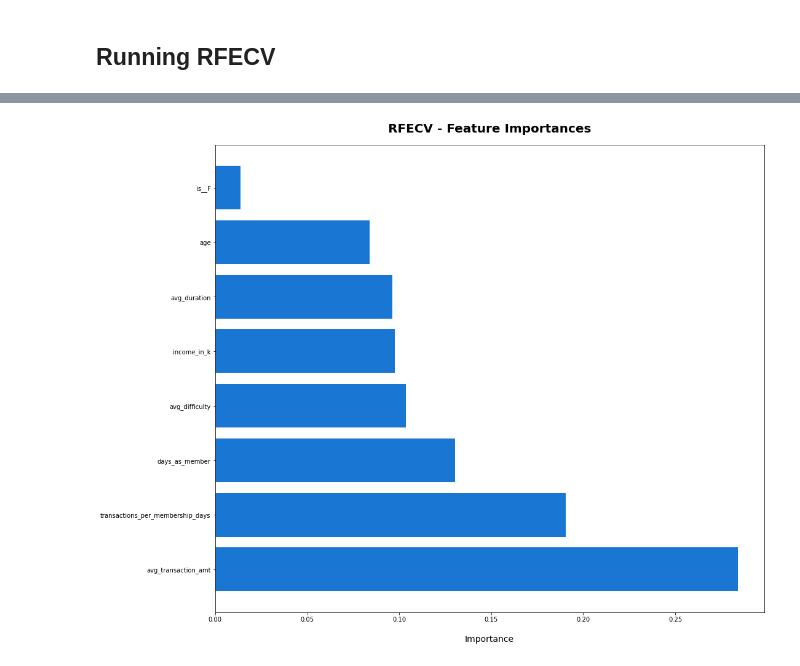
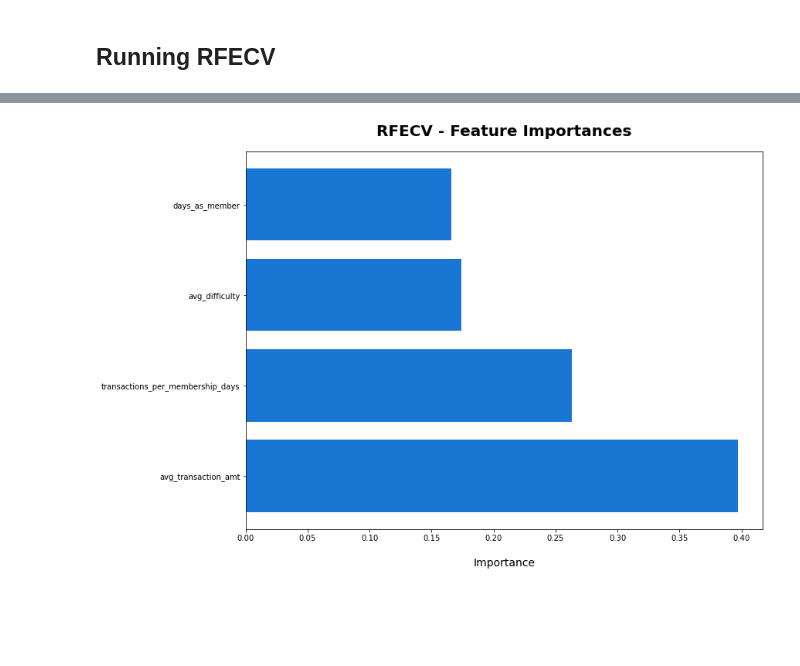
Before and after one commit to p33ves/Starbucks-Passive-Customer-Detection, a Jupyter notebook: notebooks/Feature Selection.ipynb, the cells around one changed output, grey strips where cells are left out. Cells and saved outputs as stored; diff of their text form; code cells hidden in the pictures; blank space fills up the shorter version.

```diff
--- a/notebooks/Feature Selection.ipynb
+++ b/notebooks/Feature Selection.ipynb
@@ -74,0 +96,3 @@ Name: customer_type, dtype: int64
+# %%
+X = data[['is__F','is__M', 'is__O', 'age', 'income_in_k', 'avg_difficulty', 'avg_duration', 'avg_transaction_amt', 'transactions_per_membership_days', 'days_as_member']]
+y = data['customer_type']
@@ -74,0 +101,2 @@ Name: customer_type, dtype: int64
+# %%
+X_train, X_test, y_train, y_test = train_test_split(X, y, test_size=0.25, random_state=21)
@@ -90,0 +112,12 @@ Optimal number of features: 8
+# %%
+#RFECV automatically selects the number of features
+#Checking with Random Forest Classifier model
+model = DecisionTreeClassifier()
+rfecv = RFECV(estimator=model, step=1, cv=StratifiedKFold(10), scoring='accuracy')
+pipeline = Pipeline(steps=[('s',rfecv),('m',model)])
+
+pipeline.fit(X_train, y_train)
+
+print('Optimal number of features: {}'.format(rfecv.n_features_))
+print('Feature selection array: ', rfecv.support_)
+print('Feature Ranking: ',rfecv.ranking_)
@@ -103,5 +149,7 @@ plt.show()
 
 print(np.where(rfecv.support_ == False)[0])
 
-X.drop(X.columns[np.where(rfecv.support_ == False)[0]], axis=1, inplace=True)
+#Dropping the non-required features from training and test data
+X_train.drop(X_train.columns[np.where(rfecv.support_ == False)[0]], axis=1, inplace=True)
+X_test.drop(X_test.columns[np.where(rfecv.support_ == False)[0]], axis=1, inplace=True)
 # %% [output]
@@ -114,18 +166,18 @@ array([0.01364135, 0.08385798, 0.0975853 , 0.10348927, 0.09642821,
 # %%
 dset = pd.DataFrame()
-dset['attr'] = X.columns
+dset['attr'] = X_train.columns
 dset['importance'] = rfecv.estimator_.feature_importances_
 
 dset = dset.sort_values(by='importance', ascending=False)
 
 
-plt.figure(figsize=(16, 14))
+plt.figure(figsize=(12, 9))
 plt.barh(y=dset['attr'], width=dset['importance'], color='#1976D2')
 plt.title('RFECV - Feature Importances', fontsize=20, fontweight='bold', pad=20)
 plt.xlabel('Importance', fontsize=14, labelpad=20)
 plt.show()
 # %% [output]
-[figure, old version]
+[figure, new version]
 # %%
 # evaluate RFE for classification
 from numpy import mean
```
Also changed, not shown: parts of 46 cells of this notebook.
